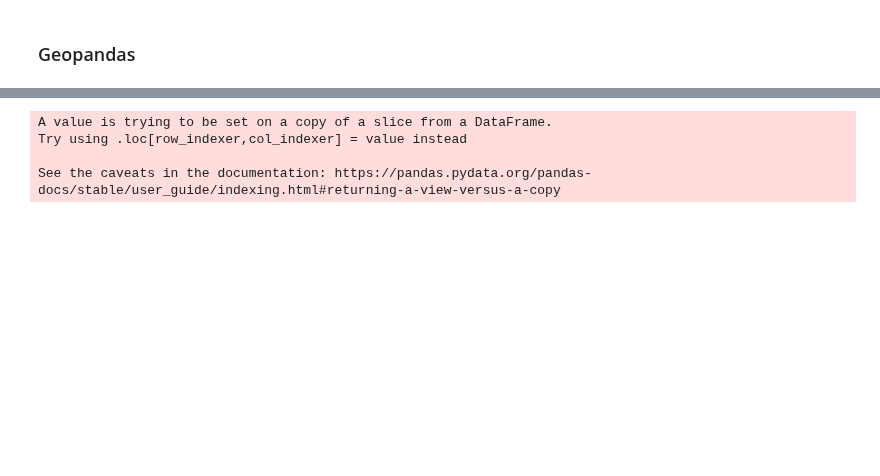
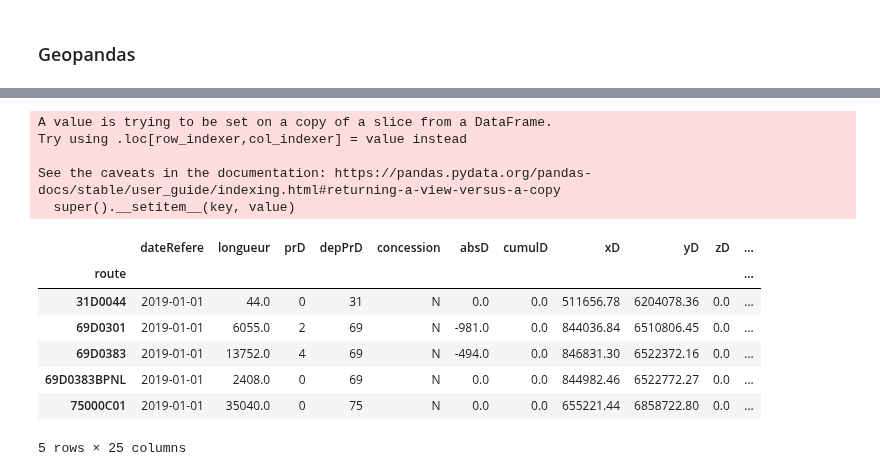
Before and after one commit to augustin-delabrosse/sustainability-challenge, a Jupyter notebook: notebook /explore_question_2.ipynb, the cells around one changed output, grey strips where cells are left out. Drawn from its saved outputs; the diff is of its cells as text; code cells hidden in the pictures; blank space fills up the shorter version.

```diff
--- a/notebook /explore_question_2.ipynb
+++ b/notebook /explore_question_2.ipynb
@@ -175,0 +232,34 @@ def transform_geometry(
+# %%
+def round_coordinates(df_shp:pd.DataFrame,
+                     nb_decimal: int = 1):
+
+    # select only routes with LineString geometries
+    df_line = df_shp[df_shp['geometry'].geom_type == 'LineString']
+
+    list_geo = []
+    for x in tqdm(df_line["geometry"]):
+        list_geo.append([(round(float(c[0])/100), round(float(c[1])/100)) for c in x.coords[:]])
+
+    # apply the lambda function to the geometry column of the Geodataframe
+    df_line["geometry_round"] = list_geo
+
+    return df_line
+# %%
+df_line = round_coordinates(df_shp)
+# %% [output]
+A value is trying to be set on a copy of a slice from a DataFrame.
+Try using .loc[row_indexer,col_indexer] = value instead
+
+See the caveats in the documentation: https://pandas.pydata.org/pandas-docs/stable/user_guide/indexing.html#returning-a-view-versus-a-copy
+  super().__setitem__(key, value)
+# %%
+df_line.head()
+# %% [output]
+|  | dateRefere | longueur | prD | depPrD | concession | absD | cumulD | xD | yD | zD | ... |
+| route |  |  |  |  |  |  |  |  |  |  | ... |
+| 31D0044 | 2019-01-01 | 44.0 | 0 | 31 | N | 0.0 | 0.0 | 511656.78 | 6204078.36 | 0.0 | ... |
+| 69D0301 | 2019-01-01 | 6055.0 | 2 | 69 | N | -981.0 | 0.0 | 844036.84 | 6510806.45 | 0.0 | ... |
+| 69D0383 | 2019-01-01 | 13752.0 | 4 | 69 | N | -494.0 | 0.0 | 846831.30 | 6522372.16 | 0.0 | ... |
+| 69D0383BPNL | 2019-01-01 | 2408.0 | 0 | 69 | N | 0.0 | 0.0 | 844982.46 | 6522772.27 | 0.0 | ... |
+| 75000C01 | 2019-01-01 | 35040.0 | 0 | 75 | N | 0.0 | 0.0 | 655221.44 | 6858722.80 | 0.0 | ... |
+5 rows × 25 columns
@@ -194,14 +297,3 @@ def intersection_road_station(
         return df_line.index[route_index]
     else:
         return ''
-# %%
-# select only routes with LineString geometries
-df_line = df_shp[df_shp['geometry'].geom_type == 'LineString']
-
-# transform the station coordinates in the correct form
-df_stations_t = transform_geometry(df_stations)
-# %% [output]
-A value is trying to be set on a copy of a slice from a DataFrame.
-Try using .loc[row_indexer,col_indexer] = value instead
-
-See the caveats in the documentation: https://pandas.pydata.org/pandas-docs/stable/user_guide/indexing.html#returning-a-view-versus-a-copy
```
Also changed, not shown: parts of 30 cells of this notebook, 2 other files.
